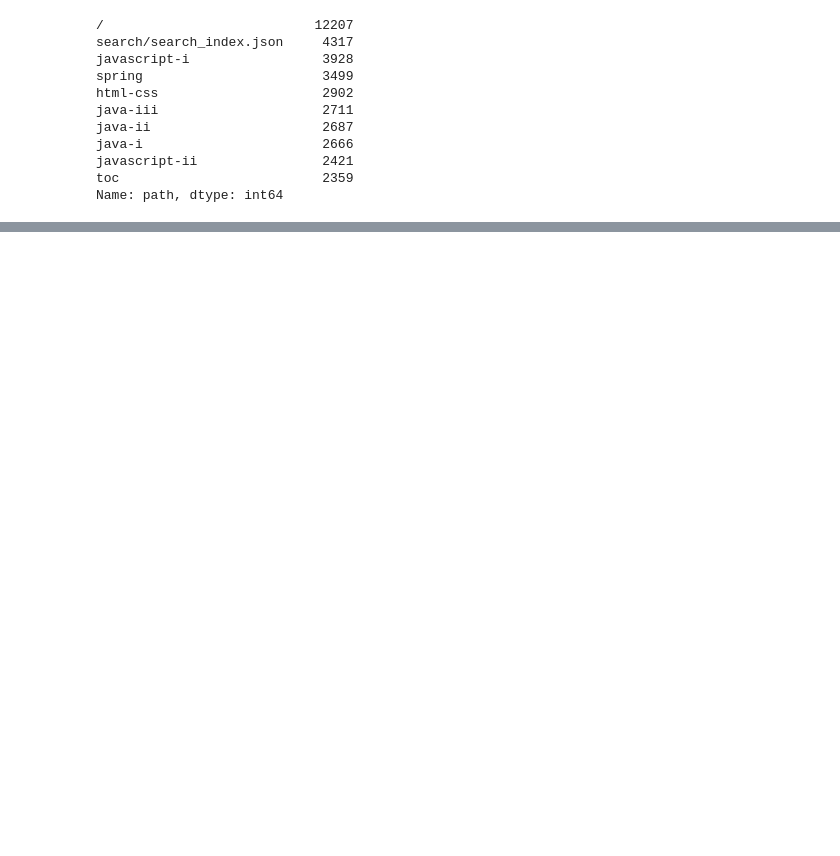
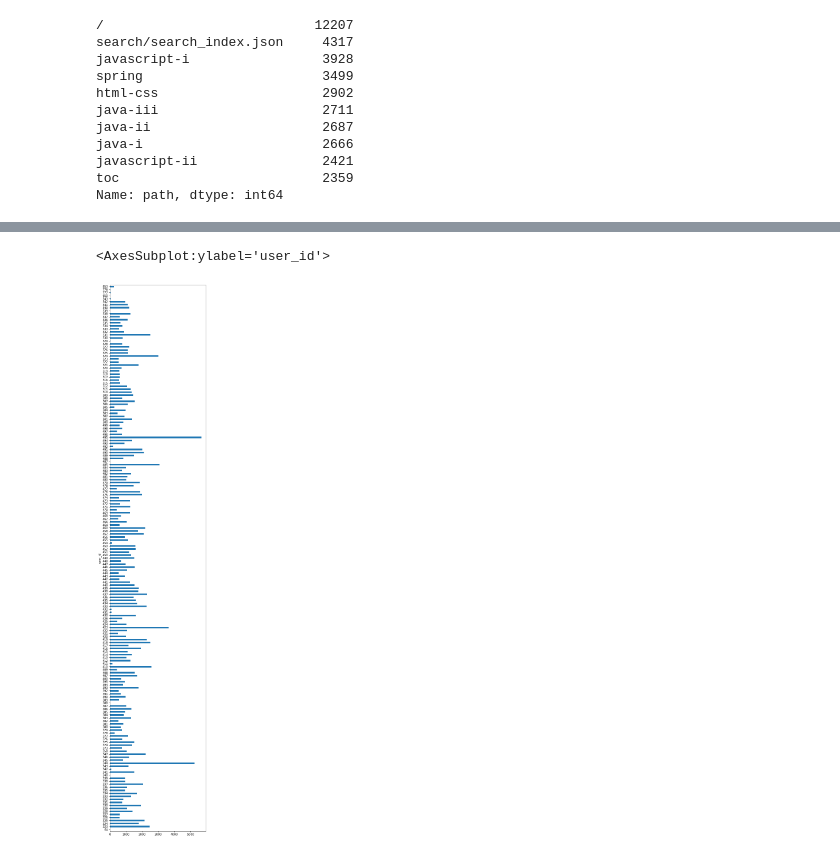
Before and after one commit to dashbringhurst/anomaly-detection-project, a Jupyter notebook: final_notebook.ipynb, the cells around one changed output, grey strips where cells are left out. Saved outputs shown, nothing was run; the diff lists cells and outputs as text; code cells hidden in the pictures; blank space fills up the shorter version.

```diff
--- a/final_notebook.ipynb
+++ b/final_notebook.ipynb
@@ -1186,0 +1220,6 @@ Name: path, dtype: int64
+# %%
+update_df = df[df.updated_at.dt.year==2019]
+# %%
+update_df = update_df[update_df.path!='/']
+# %%
+update_df = update_df[update_df.path!='toc']
@@ -1186,0 +1264,2 @@ Name: path, dtype: int64
+# %%
+update_df = update_df.set_index('updated_at').sort_index()
@@ -1186,0 +1268,6 @@ Name: path, dtype: int64
+# %%
+# count of access dates for each user_id in 2019
+update_df.groupby('user_id').date.count().plot.barh(figsize=[6,35])
+# %% [output]
+<AxesSubplot:ylabel='user_id'>
+[figure, added]
```
Also changed, not shown: parts of 64 cells of this notebook.
